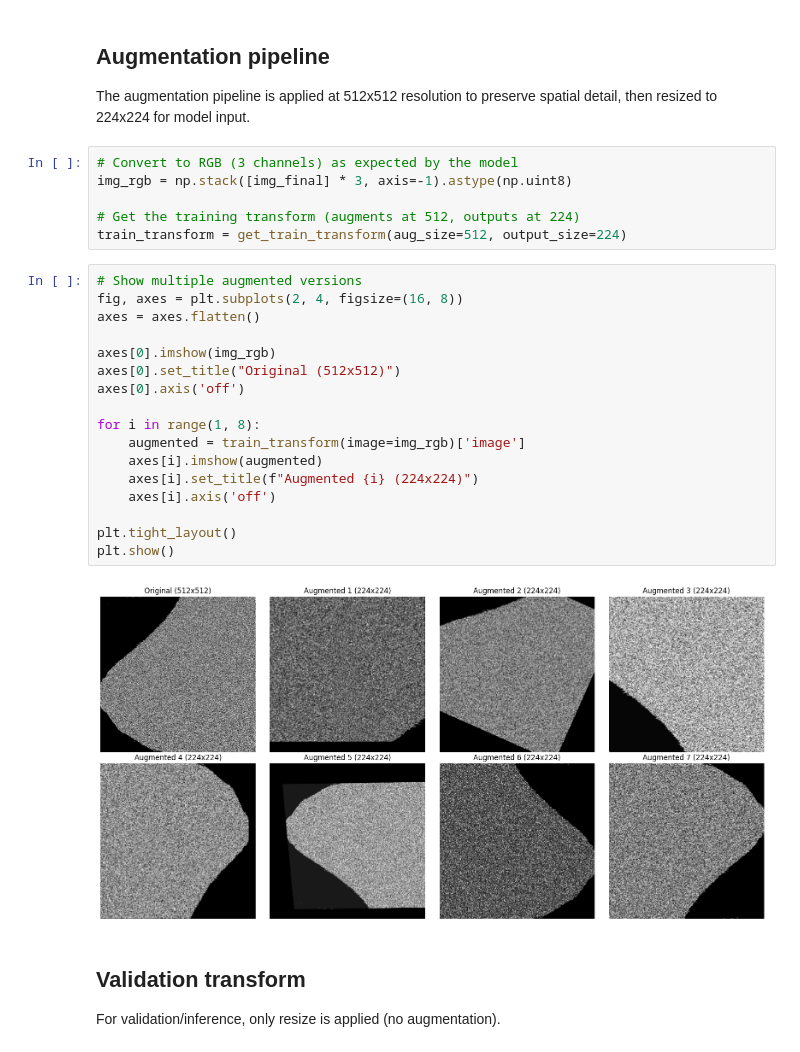
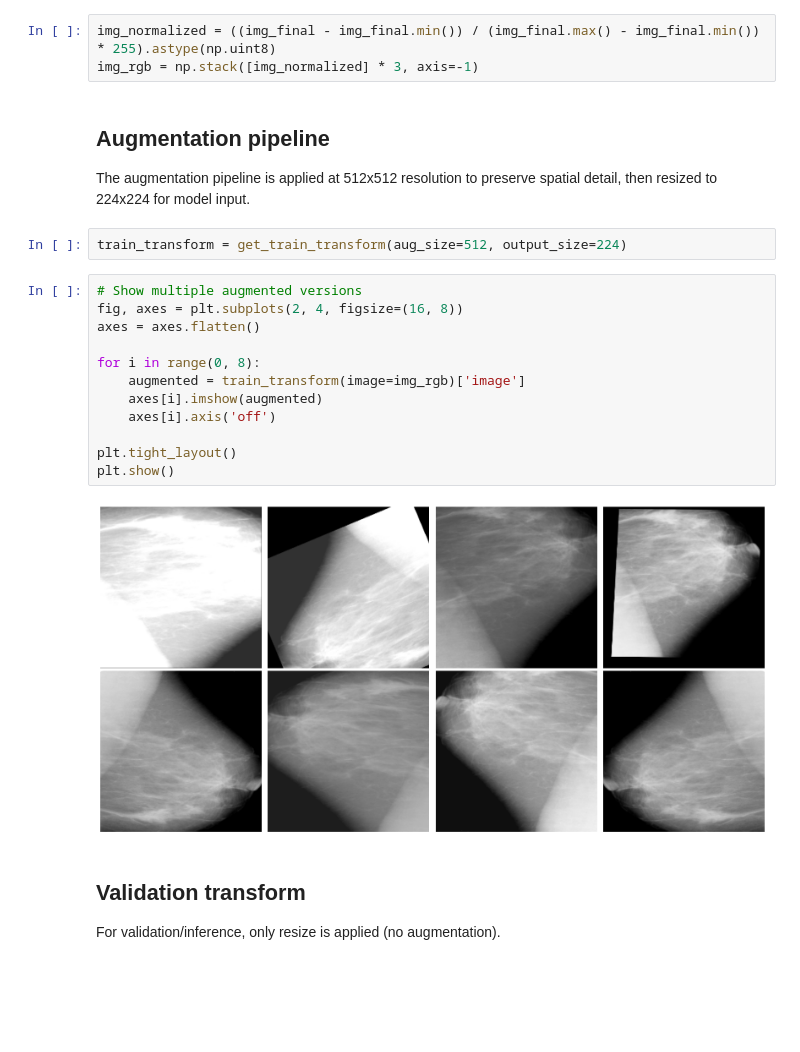
Before and after one commit to lextoumbourou/cm3070-final-project, a Jupyter notebook: notebooks/03-preprocess.ipynb, the cells around one changed output. Saved outputs shown, nothing was run; the diff lists cells and outputs as text; blank space fills up the shorter version.

```diff
--- a/notebooks/03-preprocess.ipynb
+++ b/notebooks/03-preprocess.ipynb
@@ -163,33 +179,27 @@ plt.show()
+# %%
+img_normalized = ((img_final - img_final.min()) / (img_final.max() - img_final.min()) * 255).astype(np.uint8)
+img_rgb = np.stack([img_normalized] * 3, axis=-1)
 # %% [markdown]
 ## Augmentation pipeline
 
 The augmentation pipeline is applied at 512x512 resolution to preserve spatial detail,
 then resized to 224x224 for model input.
 # %%
-# Convert to RGB (3 channels) as expected by the model
-img_rgb = np.stack([img_final] * 3, axis=-1).astype(np.uint8)
-
-# Get the training transform (augments at 512, outputs at 224)
 train_transform = get_train_transform(aug_size=512, output_size=224)
 # %%
 # Show multiple augmented versions
 fig, axes = plt.subplots(2, 4, figsize=(16, 8))
 axes = axes.flatten()
 
-axes[0].imshow(img_rgb)
-axes[0].set_title("Original (512x512)")
-axes[0].axis('off')
-
-for i in range(1, 8):
+for i in range(0, 8):
     augmented = train_transform(image=img_rgb)['image']
     axes[i].imshow(augmented)
-    axes[i].set_title(f"Augmented {i} (224x224)")
     axes[i].axis('off')
 
 plt.tight_layout()
 plt.show()
 # %% [output]
-[figure, old version]
+[figure, new version]
 # %% [markdown]
 ## Validation transform
 
```
Also changed, not shown: parts of 6 cells of this notebook, 3 other files.
